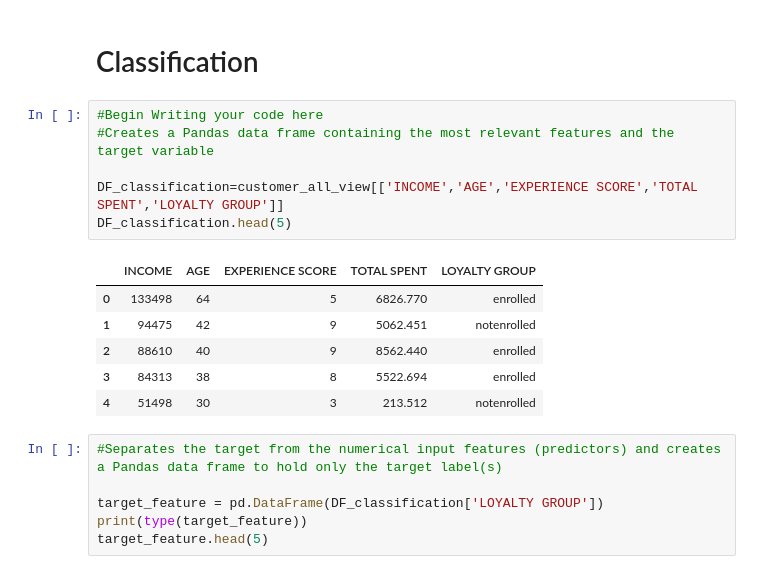
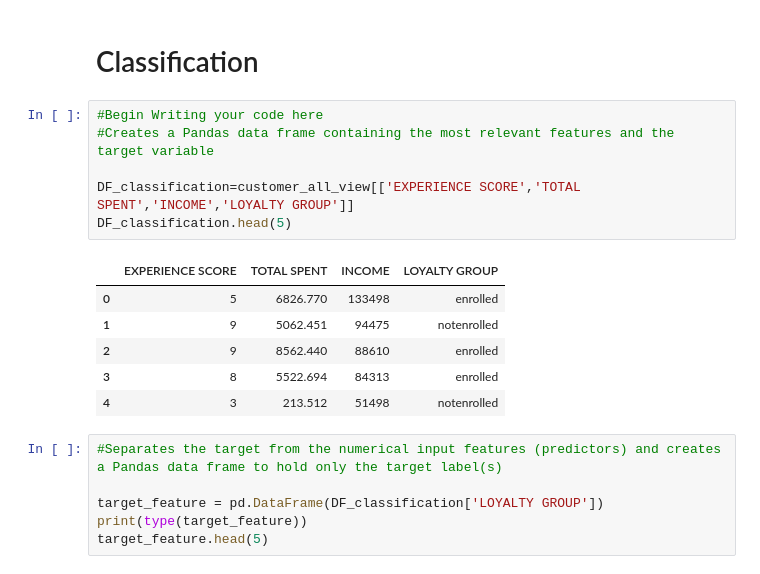
Before and after one commit to Amref-Health-Africa-in-Uganda/IBM_Digital_Nation, a Jupyter notebook: Exercise-Classification.ipynb, the cells around one changed output. Drawn from its saved outputs; the diff is of its cells as text.

```diff
--- a/Exercise-Classification.ipynb
+++ b/Exercise-Classification.ipynb
@@ -153,16 +153,16 @@ customer_all_view.head()
 # %%
 #Begin Writing your code here
 #Creates a Pandas data frame containing the most relevant features and the target variable
 
-DF_classification=customer_all_view[['INCOME','AGE','EXPERIENCE SCORE','TOTAL SPENT','LOYALTY GROUP']]
+DF_classification=customer_all_view[['EXPERIENCE SCORE','TOTAL SPENT','INCOME','LOYALTY GROUP']]
 DF_classification.head(5)
 # %% [output]
-|  | INCOME | AGE | EXPERIENCE SCORE | TOTAL SPENT | LOYALTY GROUP |
-| 0 | 133498 | 64 | 5 | 6826.770 | enrolled |
-| 1 | 94475 | 42 | 9 | 5062.451 | notenrolled |
-| 2 | 88610 | 40 | 9 | 8562.440 | enrolled |
-| 3 | 84313 | 38 | 8 | 5522.694 | enrolled |
-| 4 | 51498 | 30 | 3 | 213.512 | notenrolled |
+|  | EXPERIENCE SCORE | TOTAL SPENT | INCOME | LOYALTY GROUP |
+| 0 | 5 | 6826.770 | 133498 | enrolled |
+| 1 | 9 | 5062.451 | 94475 | notenrolled |
+| 2 | 9 | 8562.440 | 88610 | enrolled |
+| 3 | 8 | 5522.694 | 84313 | enrolled |
+| 4 | 3 | 213.512 | 51498 | notenrolled |
 # %%
 #Separates the target from the numerical input features (predictors) and creates a Pandas data frame to hold only the target label(s)
 
```
Also changed, not shown: parts of 7 cells of this notebook.
